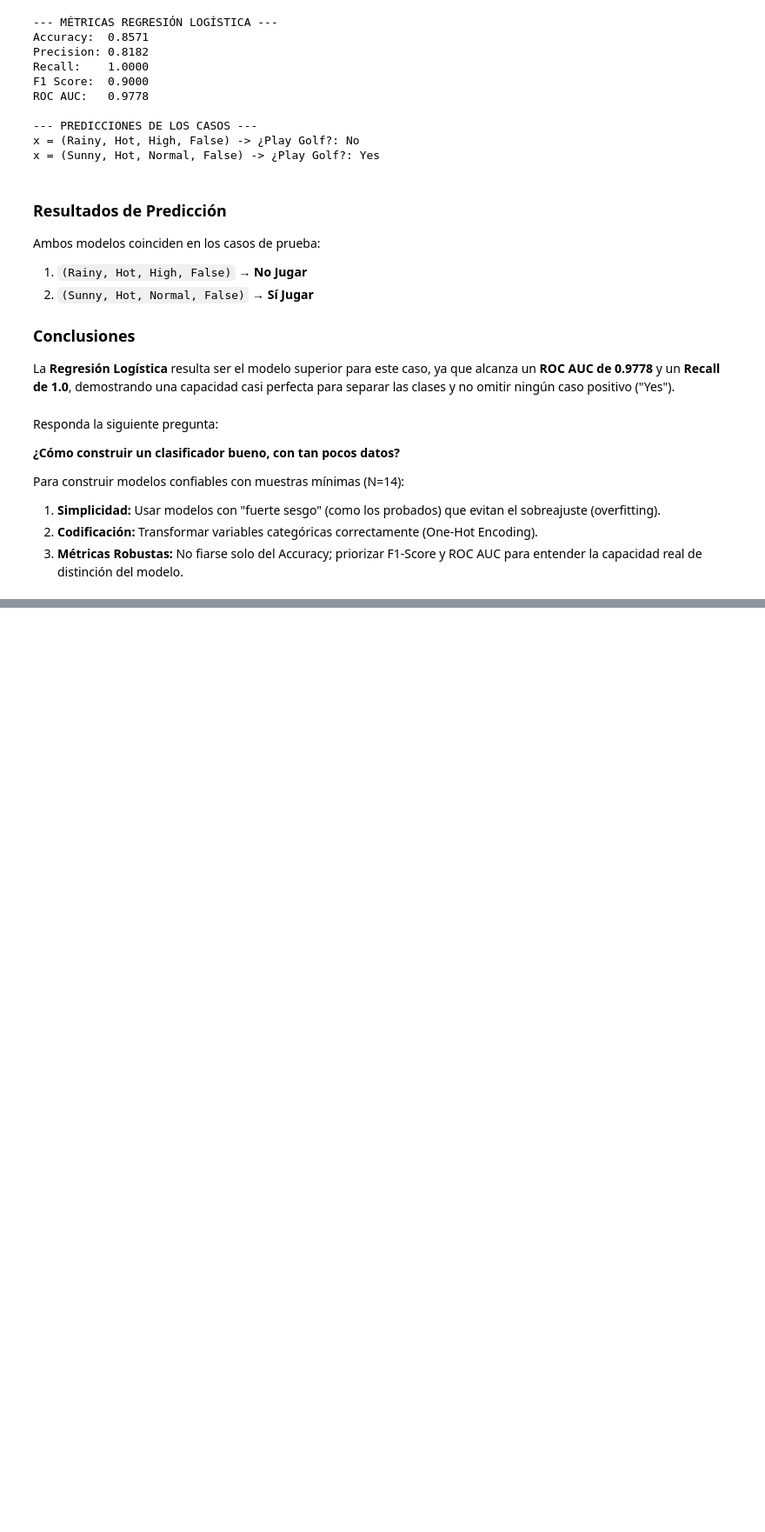
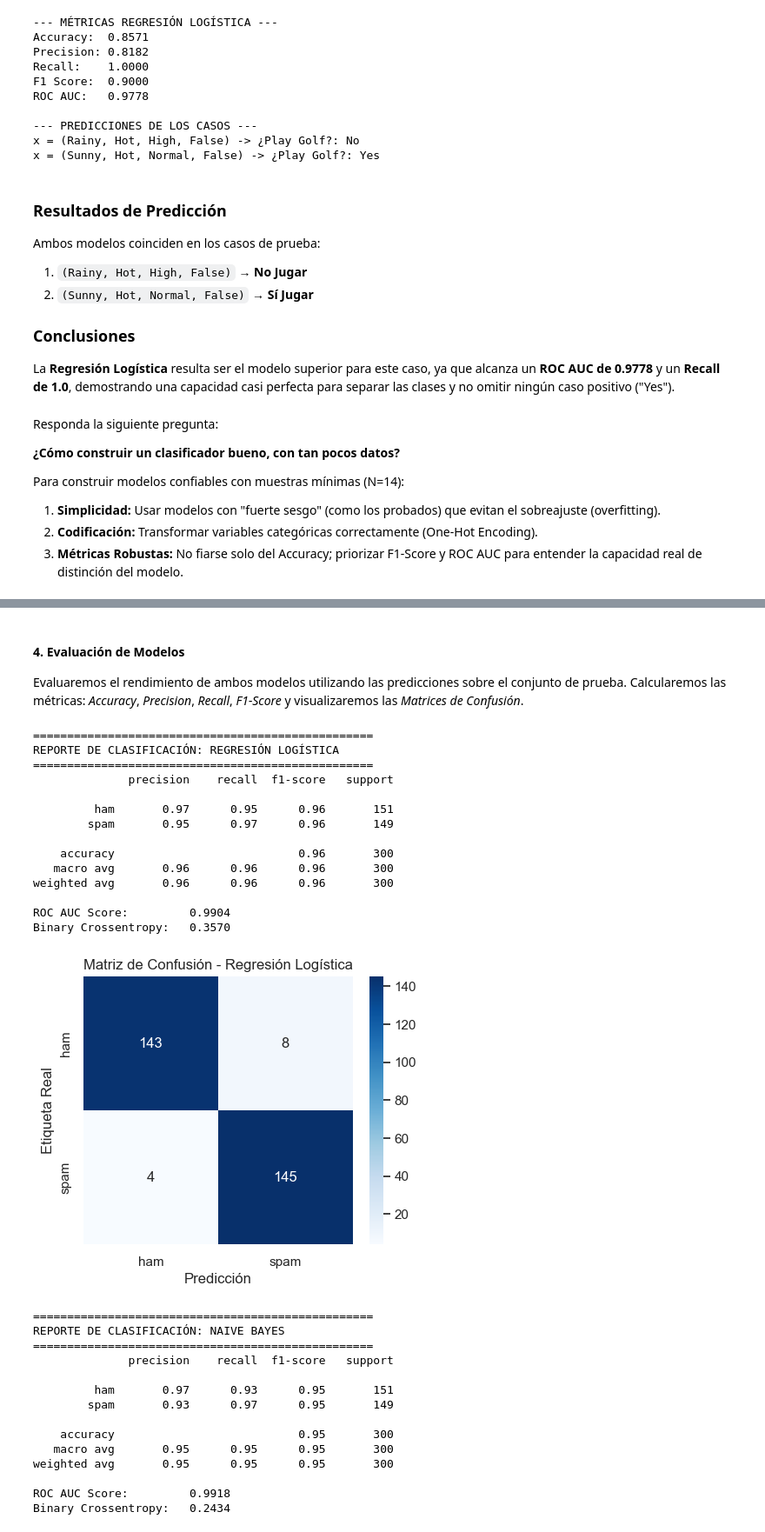
Before and after one commit to CindyGualim/InteligenciaArtificial-CC3085, a Jupyter notebook: lab2.ipynb, the cells around one changed output, grey strips where cells are left out. Shown at 87% size. Cells and saved outputs as stored; diff of their text form; code cells hidden in the pictures; blank space fills up the shorter version.

```diff
--- a/lab2.ipynb
+++ b/lab2.ipynb
@@ -406,0 +514,10 @@ Para ello, cuando su algoritmo así lo requiera, deberá construir un *embedding
+# %%
+# 1. Instanciar y entrenar Regresión Logística
+lr_model = LogisticRegression(random_state=42)
+lr_model.fit(X_train_vec, y_train)
+
+# 2. Instanciar y entrenar Multinomial Naive Bayes
+nb_model = MultinomialNB()
+nb_model.fit(X_train_vec, y_train)
+
+print("¡Modelos entrenados con éxito!")
@@ -406,0 +526,69 @@ Para ello, cuando su algoritmo así lo requiera, deberá construir un *embedding
+# %% [markdown]
+#### 4. Evaluación de Modelos
+Evaluaremos el rendimiento de ambos modelos utilizando las predicciones sobre el conjunto de prueba. Calcularemos las métricas: *Accuracy*, *Precision*, *Recall*, *F1-Score* y visualizaremos las *Matrices de Confusión*.
+# %%
+y_pred_lr = lr_model.predict(X_test_vec)
+y_prob_lr = lr_model.predict_proba(X_test_vec)[:, 1]
+
+y_pred_nb = nb_model.predict(X_test_vec)
+y_prob_nb = nb_model.predict_proba(X_test_vec)[:, 1]
+
+y_test_bin = y_test.map({'ham': 0, 'spam': 1})
+
+# Función para plotear matriz de confusión
+def plot_confusion_matrix(y_true, y_pred, title):
+    cm = confusion_matrix(y_true, y_pred, labels=['ham', 'spam'])
+    plt.figure(figsize=(5, 4))
+    sns.heatmap(cm, annot=True, fmt='d', cmap='Blues', xticklabels=['ham', 'spam'], yticklabels=['ham', 'spam'])
+    plt.title(title)
+    plt.ylabel('Etiqueta Real')
+    plt.xlabel('Predicción')
+    plt.show()
+
+# Evaluar Regresión Logística
+print("="*50)
+print("REPORTE DE CLASIFICACIÓN: REGRESIÓN LOGÍSTICA")
+print("="*50)
+print(classification_report(y_test, y_pred_lr))
+print(f"ROC AUC Score:         {roc_auc_score(y_test_bin, y_prob_lr):.4f}")
+print(f"Binary Crossentropy:   {log_loss(y_test_bin, y_prob_lr):.4f}")
+plot_confusion_matrix(y_test, y_pred_lr, 'Matriz de Confusión - Regresión Logística')
+
+# Evaluar Naive Bayes
+print("="*50)
+print("REPORTE DE CLASIFICACIÓN: NAIVE BAYES")
+print("="*50)
+print(classification_report(y_test, y_pred_nb))
+print(f"ROC AUC Score:         {roc_auc_score(y_test_bin, y_prob_nb):.4f}")
+print(f"Binary Crossentropy:   {log_loss(y_test_bin, y_prob_nb):.4f}")
+plot_confusion_matrix(y_test, y_pred_nb, 'Matriz de Confusión - Naive Bayes')
+# %% [output]
+==================================================
+REPORTE DE CLASIFICACIÓN: REGRESIÓN LOGÍSTICA
+==================================================
+              precision    recall  f1-score   support
+
+         ham       0.97      0.95      0.96       151
+        spam       0.95      0.97      0.96       149
+
+    accuracy                           0.96       300
+   macro avg       0.96      0.96      0.96       300
+weighted avg       0.96      0.96      0.96       300
+
+ROC AUC Score:         0.9904
+Binary Crossentropy:   0.3570
+[figure, added]
+==================================================
+REPORTE DE CLASIFICACIÓN: NAIVE BAYES
+==================================================
+              precision    recall  f1-score   support
+
+         ham       0.97      0.93      0.95       151
+        spam       0.93      0.97      0.95       149
+
+    accuracy                           0.95       300
+   macro avg       0.95      0.95      0.95       300
+weighted avg       0.95      0.95      0.95       300
+
+ROC AUC Score:         0.9918
+Binary Crossentropy:   0.2434
```
Also changed, not shown: parts of 19 cells of this notebook, 1 other file.
